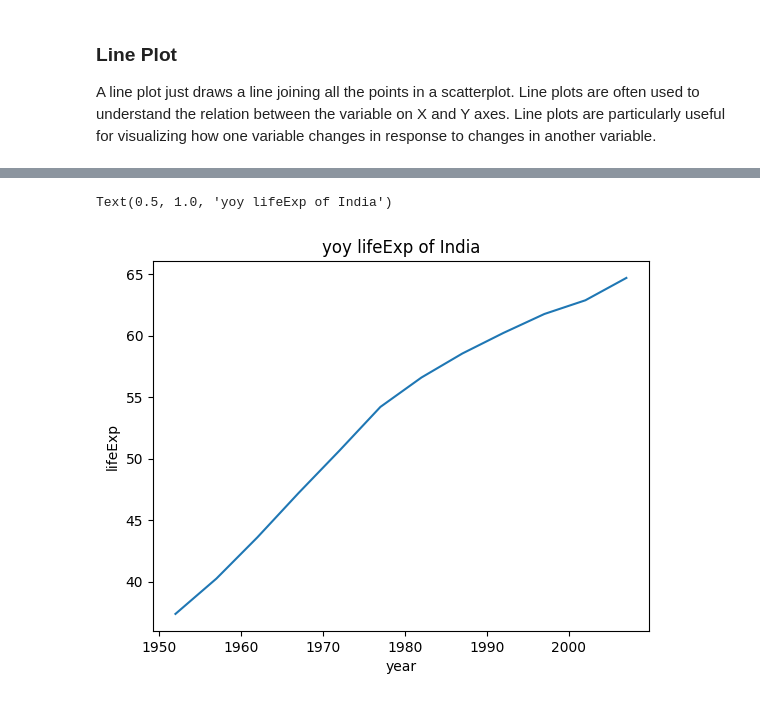
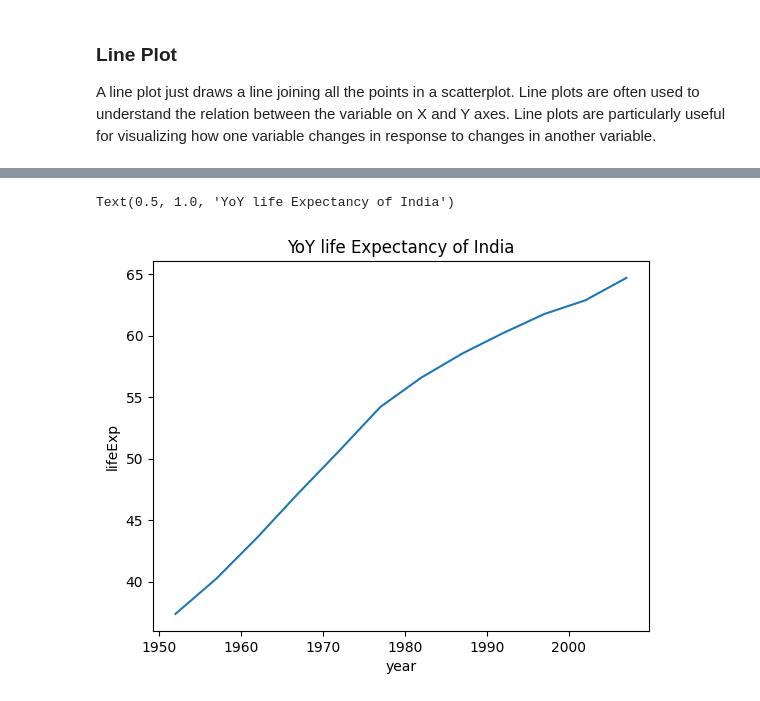
Before and after one commit to jedesai/Data-Visualization, a Jupyter notebook: Seaborn/vis.ipynb, the cells around one changed output, grey strips where cells are left out. Saved outputs shown, nothing was run; the diff lists cells and outputs as text; code cells hidden in the pictures.

```diff
--- a/Seaborn/vis.ipynb
+++ b/Seaborn/vis.ipynb
@@ -94,7 +98,7 @@ Text(0.5, 1.0, 'YOY life exp of india')
 # %%
 # Axis level function
-g = sns.lineplot(data=india, x='year', y='lifeExp')
-g.set_title('yoy lifeExp of India')
+g = sns.lineplot(data=india,x='year',y='lifeExp')
+g.set_title('YoY life Expectancy of India')
 # %% [output]
-Text(0.5, 1.0, 'yoy lifeExp of India')
+Text(0.5, 1.0, 'YoY life Expectancy of India')
-[figure, old version]
+[figure, new version]
```
Also changed, not shown: parts of 22 cells of this notebook.
